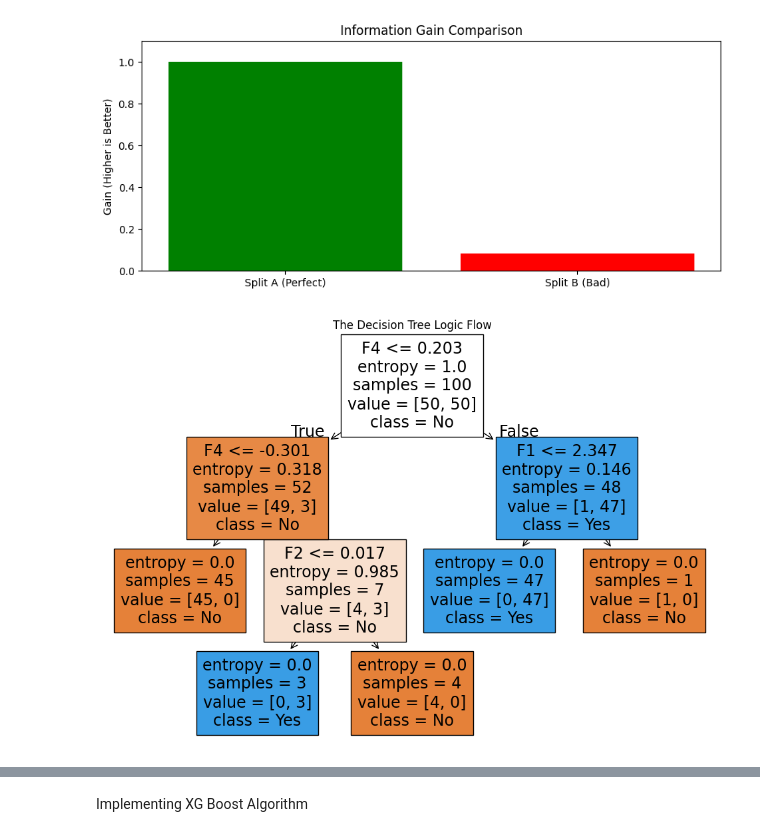
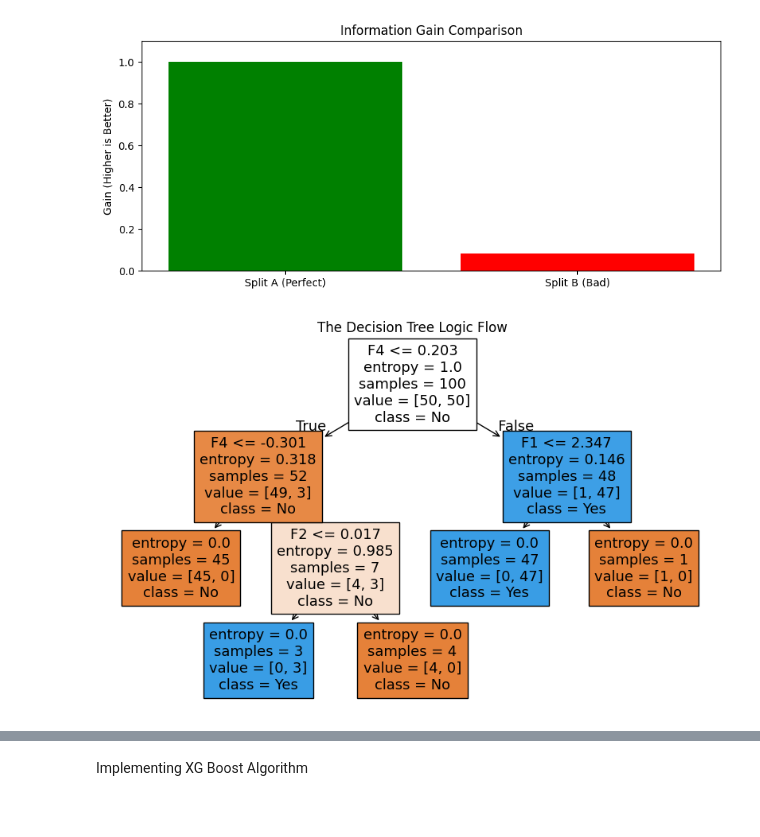
Before and after one commit to rajpatel2276/MachineLearning, a Jupyter notebook: DecisionTree/Tree_FromScratch.ipynb, the cells around one changed output, grey strips where cells are left out. Cells and saved outputs as stored; diff of their text form; code cells hidden in the pictures.

```diff
--- a/DecisionTree/Tree_FromScratch.ipynb
+++ b/DecisionTree/Tree_FromScratch.ipynb
@@ -78,18 +78,18 @@ plt.show()
 # %%
 X, y = make_classification(n_samples=100, n_features=4, random_state=42)
 
 # 2. Train the "Doctor"
 # max_depth=3: Constrain the doctor to 3 questions to prevent overfitting (memorization)
 clf = DecisionTreeClassifier(criterion='entropy', max_depth=3, random_state=42)
 clf.fit(X, y)
 
 # 3. Visualize the Brain
-plt.figure(figsize=(12, 8))
+plt.figure(figsize=(10, 6))
 plot_tree(clf, filled=True, feature_names=['F1', 'F2', 'F3', 'F4'], class_names=['No', 'Yes'])
 plt.title("The Decision Tree Logic Flow")
 plt.show()
 # %% [output]
-[figure, old version]
+[figure, new version]
 # %%
 rf = RandomForestClassifier(n_estimators = 100 , random_state = 42)
 rf.fit(X,y)
```
Also changed, not shown: parts of 4 cells of this notebook, 4 other files.
